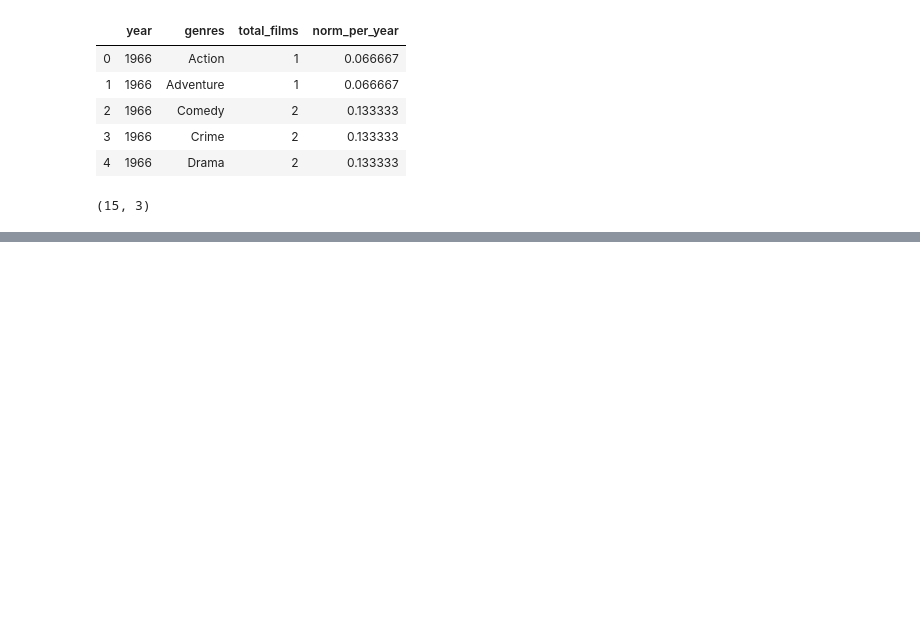
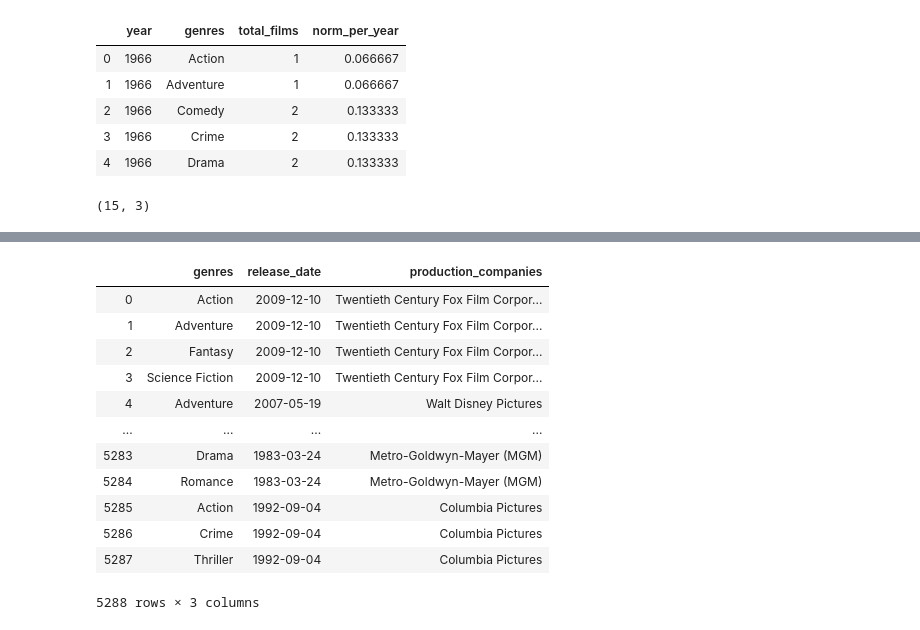
Before and after one commit to com-480-data-visualization/com-480-project-vizzybussy, a Jupyter notebook: streamgraph_data.ipynb, the cells around one changed output, grey strips where cells are left out. Saved outputs shown, nothing was run; the diff lists cells and outputs as text; code cells hidden in the pictures; blank space fills up the shorter version.

```diff
--- a/streamgraph_data.ipynb
+++ b/streamgraph_data.ipynb
@@ -183,0 +193,3 @@ Drama, comedy, action and thriller are the most common genres to be found in fil
+# %%
+pc["production_companies"] = pc["production_companies"] .apply(lambda x: parse_comp(literal_eval(x)))
+pc.head()
@@ -183,0 +203,3 @@ Drama, comedy, action and thriller are the most common genres to be found in fil
+# %%
+pc = pc.dropna().explode("production_companies").reset_index().drop(columns="index")
+pc.head()
@@ -183,0 +213,4 @@ Drama, comedy, action and thriller are the most common genres to be found in fil
+# %%
+top_pc = pc.groupby("production_companies").count().sort_values("release_date",ascending=False )
+top_pc_list = list(top_pc.head(10).reset_index()["production_companies"])
+top_pc_list
@@ -183,0 +228,3 @@ Drama, comedy, action and thriller are the most common genres to be found in fil
+# %%
+pc = pc.dropna().explode("genres").reset_index().drop(columns="index")
+pc.head()
@@ -183,0 +238,19 @@ Drama, comedy, action and thriller are the most common genres to be found in fil
+# %%
+pc = pc[pc["production_companies"].isin(top_pc_list)]
+pc.reset_index(inplace=True)
+pc.drop(columns=["index"], inplace=True)
+pc
+# %% [output]
+|  | genres | release_date | production_companies |
+| 0 | Action | 2009-12-10 | Twentieth Century Fox Film Corpor... |
+| 1 | Adventure | 2009-12-10 | Twentieth Century Fox Film Corpor... |
+| 2 | Fantasy | 2009-12-10 | Twentieth Century Fox Film Corpor... |
+| 3 | Science Fiction | 2009-12-10 | Twentieth Century Fox Film Corpor... |
+| 4 | Adventure | 2007-05-19 | Walt Disney Pictures |
+| ... | ... | ... | ... |
+| 5283 | Drama | 1983-03-24 | Metro-Goldwyn-Mayer (MGM) |
+| 5284 | Romance | 1983-03-24 | Metro-Goldwyn-Mayer (MGM) |
+| 5285 | Action | 1992-09-04 | Columbia Pictures |
+| 5286 | Crime | 1992-09-04 | Columbia Pictures |
+| 5287 | Thriller | 1992-09-04 | Columbia Pictures |
+5288 rows × 3 columns
```
Also changed, not shown: parts of 24 cells of this notebook, 1 other file.
